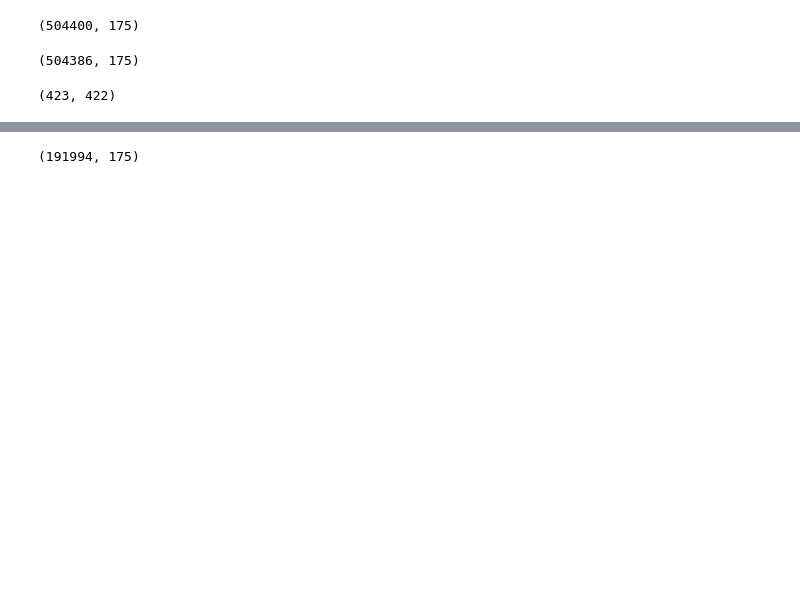
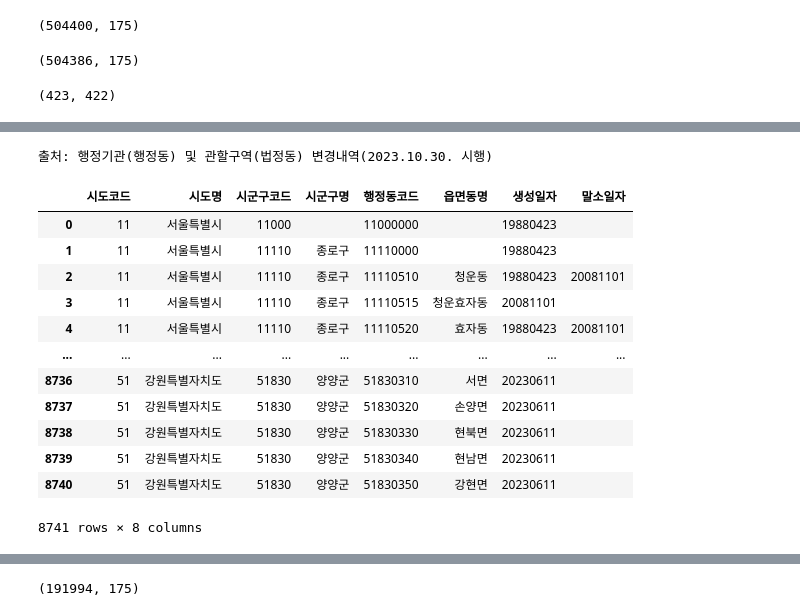
Before and after one commit to KT-AIvle-4th-Big-Project-Team2/SAI, a Jupyter notebook: Modeling/data cleansing_행정동.ipynb, the cells around one changed output, grey strips where cells are left out. Drawn from its saved outputs; the diff is of its cells as text; code cells hidden in the pictures; blank space fills up the shorter version.

```diff
--- a/Modeling/data cleansing_행정동.ipynb
+++ b/Modeling/data cleansing_행정동.ipynb
@@ -818,0 +829,26 @@ array(['한식음식점', '중식음식점', '일식음식점', '양식음식점
+# %%
+import PublicDataReader as pdr
+행정동_코드=pdr.code_hdong()
+# %% [output]
+출처: 행정기관(행정동) 및 관할구역(법정동) 변경내역(2023.10.30. 시행)
+# %%
+행정동_코드['행정동_코드_명'] = 행정동_코드['행정동_코드_명'].str.replace('?', '·', regex=False)
+# %%
+행정동_코드['행정동코드']=행정동_코드['행정동코드'].str[:-2].astype(int)
+def code_to_name(code):
+    return 행정동_코드.loc[행정동_코드['행정동코드']==code,'읍면동명'].values[0]
+행정동_코드
+# %% [output]
+|  | 시도코드 | 시도명 | 시군구코드 | 시군구명 | 행정동코드 | 읍면동명 | 생성일자 | 말소일자 |
+| 0 | 11 | 서울특별시 | 11000 |  | 11000000 |  | 19880423 |  |
+| 1 | 11 | 서울특별시 | 11110 | 종로구 | 11110000 |  | 19880423 |  |
+| 2 | 11 | 서울특별시 | 11110 | 종로구 | 11110510 | 청운동 | 19880423 | 20081101 |
+| 3 | 11 | 서울특별시 | 11110 | 종로구 | 11110515 | 청운효자동 | 20081101 |  |
+| 4 | 11 | 서울특별시 | 11110 | 종로구 | 11110520 | 효자동 | 19880423 | 20081101 |
+| ... | ... | ... | ... | ... | ... | ... | ... | ... |
+| 8736 | 51 | 강원특별자치도 | 51830 | 양양군 | 51830310 | 서면 | 20230611 |  |
+| 8737 | 51 | 강원특별자치도 | 51830 | 양양군 | 51830320 | 손양면 | 20230611 |  |
+| 8738 | 51 | 강원특별자치도 | 51830 | 양양군 | 51830330 | 현북면 | 20230611 |  |
+| 8739 | 51 | 강원특별자치도 | 51830 | 양양군 | 51830340 | 현남면 | 20230611 |  |
+| 8740 | 51 | 강원특별자치도 | 51830 | 양양군 | 51830350 | 강현면 | 20230611 |  |
+8741 rows × 8 columns
```
Also changed, not shown: parts of 17 cells of this notebook.
